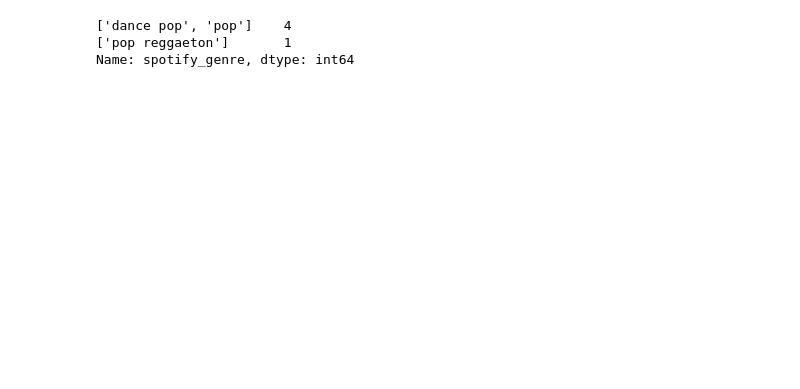
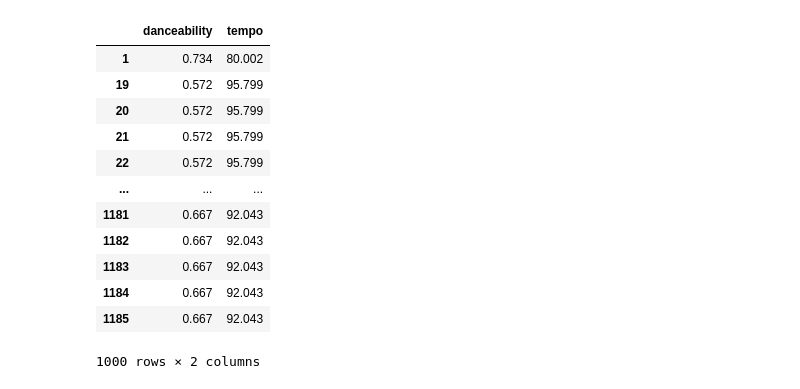
Before and after one commit to LRiceBall/Project-Group-5, a Jupyter notebook: start.ipynb, the cells around one changed output. Cells and saved outputs as stored; diff of their text form; code cells hidden in the pictures; blank space fills up the shorter version.

```diff
--- a/start.ipynb
+++ b/start.ipynb
@@ -23,9 +28,20 @@ merge_df.groupby(["Performer","Song"]).sum().describe()
 | 50% | 1.620852e+06 | 216.500000 | 4.496000 | 4.494000 | -67.930000 | 0.362700 | ... |
 | 75% | 3.588318e+06 | 715.000000 | 9.240000 | 9.566500 | -13.581000 | 0.715875 | ... |
 | max | 3.079157e+07 | 9360.000000 | 78.208000 | 94.016000 | 11.455000 | 29.820000 | ... |
-# %%
-merge_df["spotify_genre"].value_counts()
-# %% [output]
-['dance pop', 'pop']    4
-['pop reggaeton']       1
-Name: spotify_genre, dtype: int64
+# %%
+df2 = merge_df.dropna()[['danceability', 'tempo']]
+df2.head(1000)
+# %% [output]
+|  | danceability | tempo |
+| 1 | 0.734 | 80.002 |
+| 19 | 0.572 | 95.799 |
+| 20 | 0.572 | 95.799 |
+| 21 | 0.572 | 95.799 |
+| 22 | 0.572 | 95.799 |
+| ... | ... | ... |
+| 1181 | 0.667 | 92.043 |
+| 1182 | 0.667 | 92.043 |
+| 1183 | 0.667 | 92.043 |
+| 1184 | 0.667 | 92.043 |
+| 1185 | 0.667 | 92.043 |
+1000 rows × 2 columns
```
Also changed, not shown: parts of 4 cells of this notebook.
